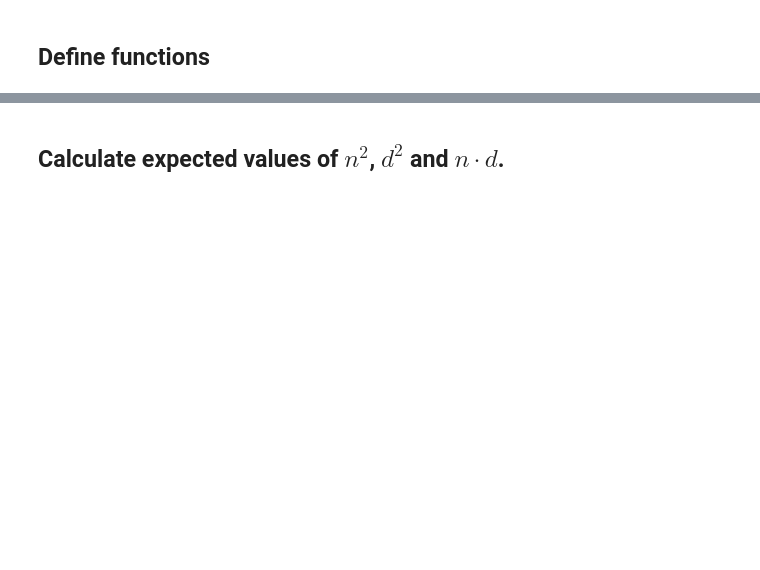
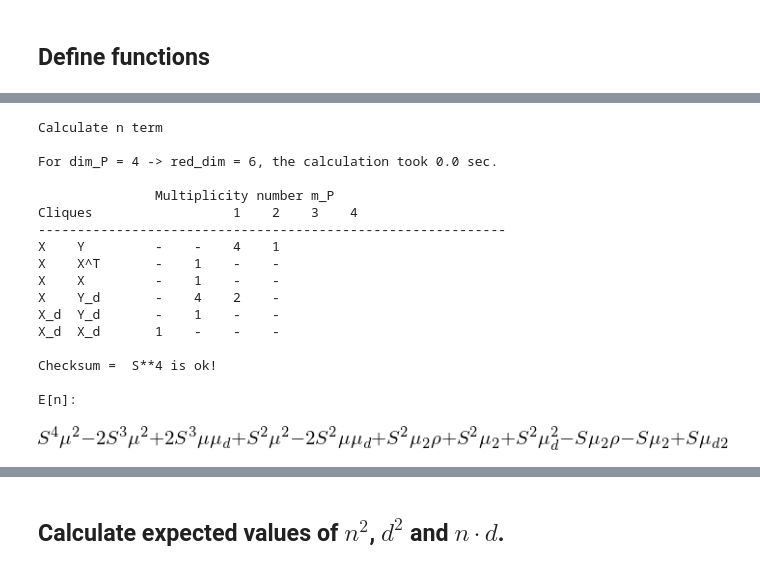
Before and after one commit to frschu/universal_resilience, a Jupyter notebook: calculate_variance_GLV.ipynb, the cells around one changed output, grey strips where cells are left out. Cells and saved outputs as stored; diff of their text form; code cells hidden in the pictures; blank space fills up the shorter version.

```diff
--- a/calculate_variance_GLV.ipynb
+++ b/calculate_variance_GLV.ipynb
@@ -49,0 +780,33 @@ import sympy
+# %%
+# Calculate n term
+print("Calculate n term\n")
+
+dim = 4
+
+indicators = calc_all(dim)
+
+m_factors_all, factors = print_results(indicators, dim_P=dim)
+
+E_n = calc_expected_value(m_factors_all, factors)
+
+print("\nE[n]:")
+sympy.expand(E_n)
+# %% [output]
+Calculate n term
+
+For dim_P = 4 -> red_dim = 6, the calculation took 0.0 sec.
+
+               Multiplicity number m_P
+Cliques                  1    2    3    4
+------------------------------------------------------------
+X    Y         -    -    4    1
+X    X^T       -    1    -    -
+X    X         -    1    -    -
+X    Y_d       -    4    2    -
+X_d  Y_d       -    1    -    -
+X_d  X_d       1    -    -    -
+
+Checksum =  S**4 is ok!
+
+E[n]:
+[figure, added]
```
Also changed, not shown: parts of 37 cells of this notebook, 4 other files.
